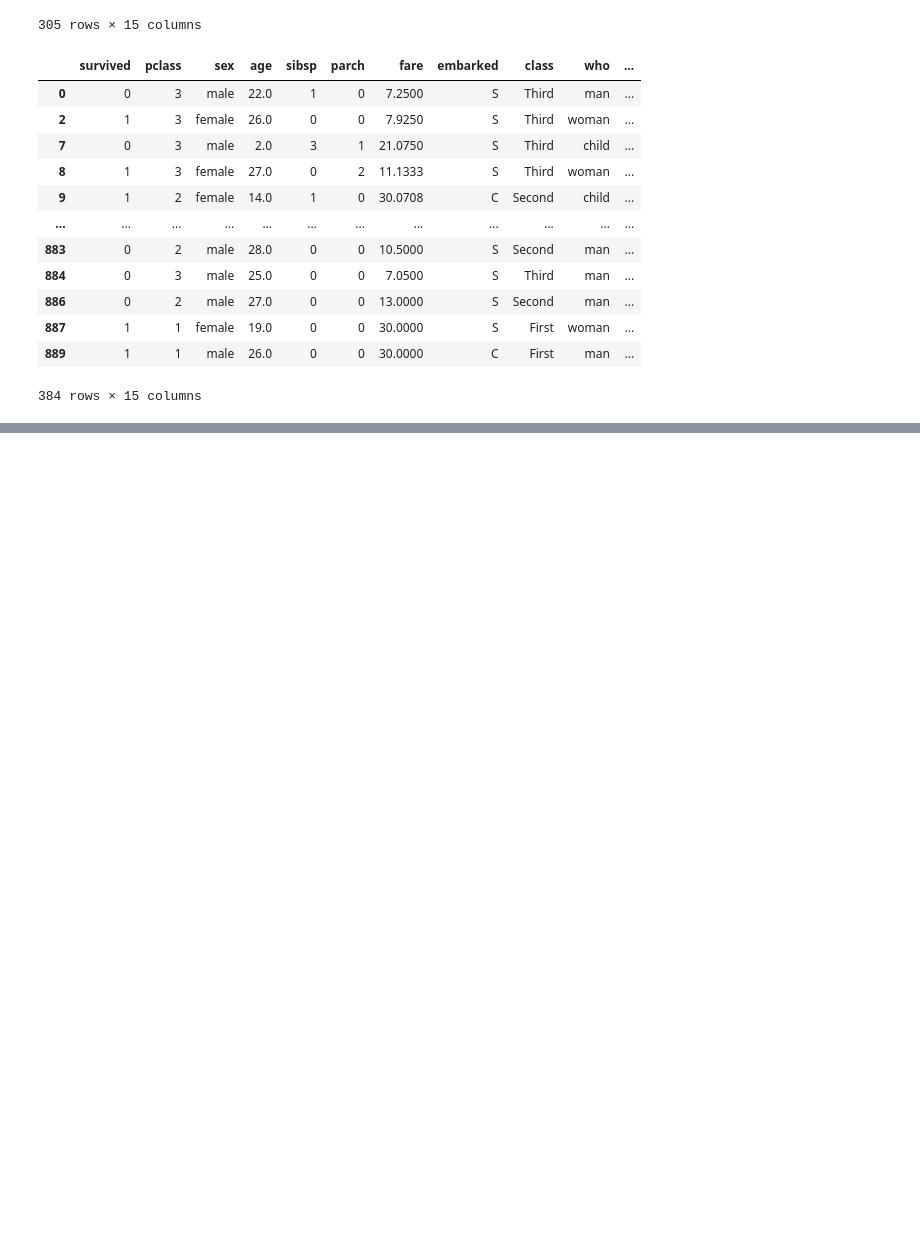
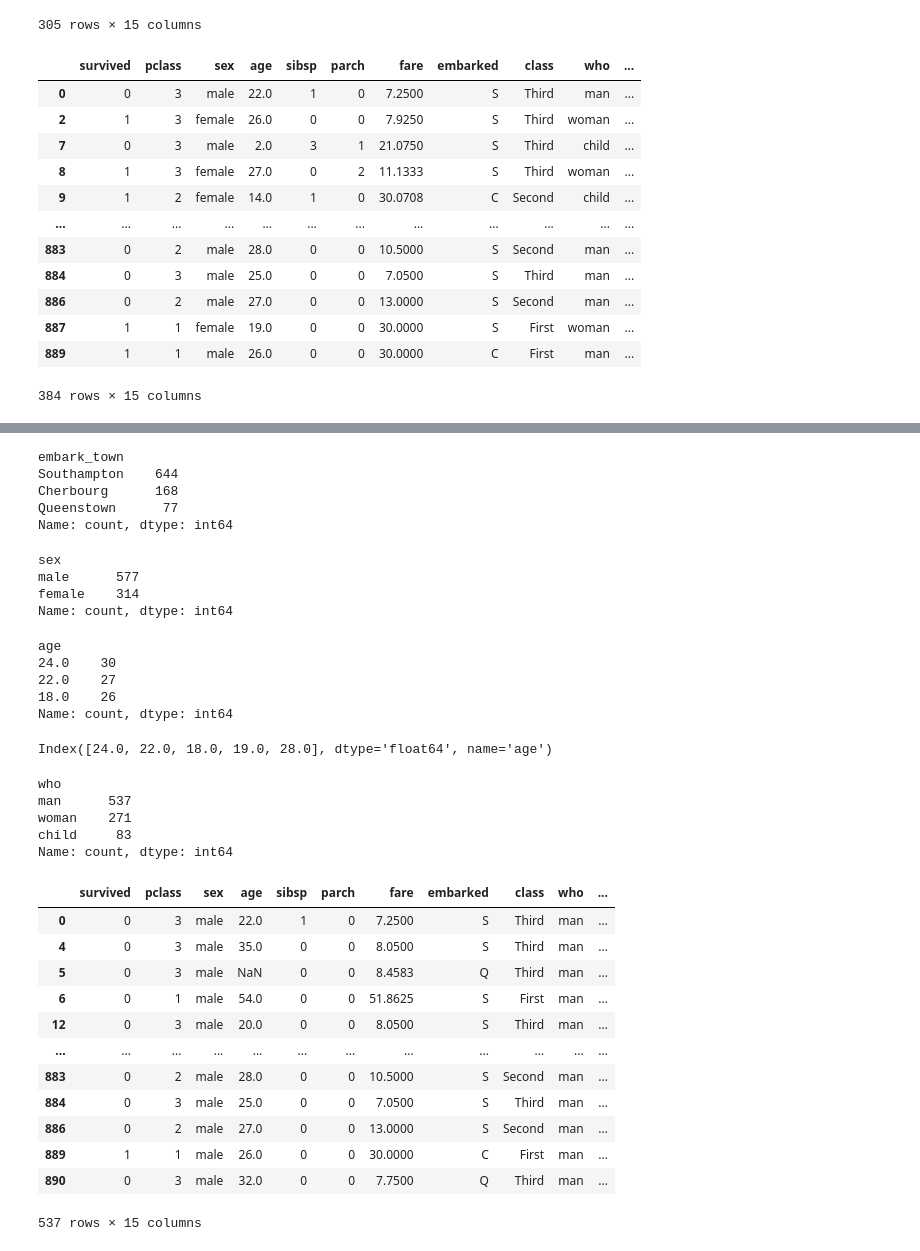
Before and after one commit to gak92/pkc2023, a Jupyter notebook: day_08/01_pandas_tips_and_tricks.ipynb, the cells around one changed output, grey strips where cells are left out. Saved outputs shown, nothing was run; the diff lists cells and outputs as text; code cells hidden in the pictures; blank space fills up the shorter version.

```diff
--- a/day_08/01_pandas_tips_and_tricks.ipynb
+++ b/day_08/01_pandas_tips_and_tricks.ipynb
@@ -659,0 +662,53 @@ df[df.age < 30]
+# %%
+df.embark_town.value_counts()
+# %% [output]
+embark_town
+Southampton    644
+Cherbourg      168
+Queenstown      77
+Name: count, dtype: int64
+# %%
+df.sex.value_counts()
+# %% [output]
+sex
+male      577
+female    314
+Name: count, dtype: int64
+# %%
+df.age.value_counts().nlargest(3)
+# %% [output]
+age
+24.0    30
+22.0    27
+18.0    26
+Name: count, dtype: int64
+# %%
+counts = df.age.value_counts()
+counts.nlargest(5).index
+# %% [output]
+Index([24.0, 22.0, 18.0, 19.0, 28.0], dtype='float64', name='age')
+# %%
+counts = df.who.value_counts()
+counts.nlargest(3)
+# %% [output]
+who
+man      537
+woman    271
+child     83
+Name: count, dtype: int64
+# %%
+df[df.who.isin(counts.nlargest(1).index)]
+# %% [output]
+|  | survived | pclass | sex | age | sibsp | parch | fare | embarked | class | who | ... |
+| 0 | 0 | 3 | male | 22.0 | 1 | 0 | 7.2500 | S | Third | man | ... |
+| 4 | 0 | 3 | male | 35.0 | 0 | 0 | 8.0500 | S | Third | man | ... |
+| 5 | 0 | 3 | male | NaN | 0 | 0 | 8.4583 | Q | Third | man | ... |
+| 6 | 0 | 1 | male | 54.0 | 0 | 0 | 51.8625 | S | First | man | ... |
+| 12 | 0 | 3 | male | 20.0 | 0 | 0 | 8.0500 | S | Third | man | ... |
+| ... | ... | ... | ... | ... | ... | ... | ... | ... | ... | ... | ... |
+| 883 | 0 | 2 | male | 28.0 | 0 | 0 | 10.5000 | S | Second | man | ... |
+| 884 | 0 | 3 | male | 25.0 | 0 | 0 | 7.0500 | S | Third | man | ... |
+| 886 | 0 | 2 | male | 27.0 | 0 | 0 | 13.0000 | S | Second | man | ... |
+| 889 | 1 | 1 | male | 26.0 | 0 | 0 | 30.0000 | C | First | man | ... |
+| 890 | 0 | 3 | male | 32.0 | 0 | 0 | 7.7500 | Q | Third | man | ... |
+537 rows × 15 columns
```
Also changed, not shown: parts of 1 cell of this notebook.
